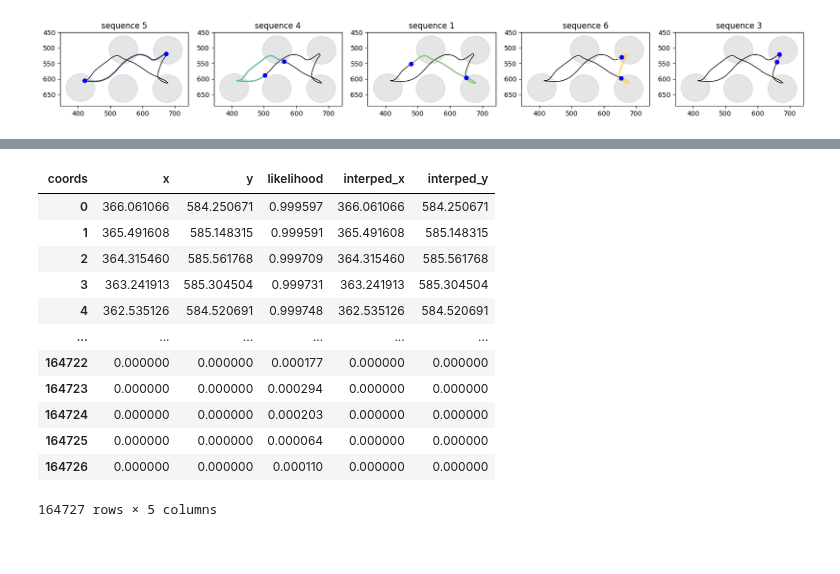
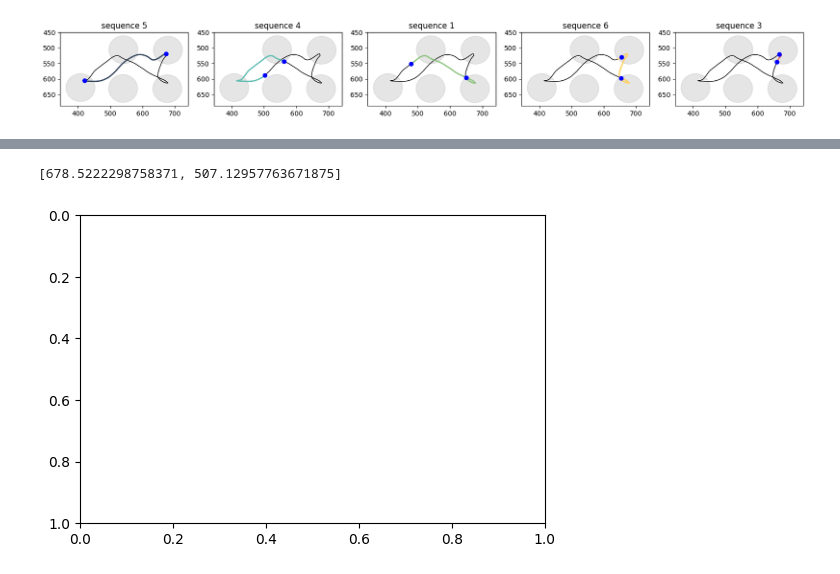
Before and after one commit to EmmettJT/sequences_analyse_PPSeq, a Jupyter notebook: revision_analysis/prioritisation_analysis/Untitled-1.ipynb, the cells around one changed output, grey strips where cells are left out. Cells and saved outputs as stored; diff of their text form; code cells hidden in the pictures; blank space fills up the shorter version.

```diff
--- a/revision_analysis/prioritisation_analysis/Untitled-1.ipynb
+++ b/revision_analysis/prioritisation_analysis/Untitled-1.ipynb
@@ -1007,17 +996,3 @@ motif_start_ends_df = find_motif_start_end_points(continuous_regions_df,standard
 # then find the variability..deviation from trajectory, speed, time spent doing motif etc.
 # %% [output]
 [figure]
-# %%
-port_centroids = [(np.median(p1.interped_x),np.median(p1.interped_y)),(np.median(p2.interped_x),np.median(p2.interped_y)),(np.median(p3.interped_x),np.median(p3.interped_y)),(np.median(p4.interped_x),np.median(p4.interped_y)),(np.median(p5.interped_x),np.median(p5.interped_y))]
-
-fig, ax = plt.subplots(1, 1,figsize=(10, 6))
-for index,port_centroid in enumerate(port_centroids):
-    ## define rings around important ports: port 5, port2, port 3, port4
-    radius = 40
-    ax.plot(port_centroid[0],port_centroid[1],'o',alpha = 0)
-    c = ['blue','grey','blue','grey','blue']
-    circle = plt.Circle(port_centroid, radius, color=c[index], alpha = 0.2)
-    ax.add_patch(circle)
-ax.invert_yaxis()
-
-ax.plot(back_head_centre_df.interped_x,back_head_centre_df.interped_y,'-',alpha = 0.4)
@@ -1119,16 +1011,30 @@ behav_sync_df
-# %%
-back_head_centre_df
-# %% [output]
-| coords | x | y | likelihood | interped_x | interped_y |
-| 0 | 366.061066 | 584.250671 | 0.999597 | 366.061066 | 584.250671 |
-| 1 | 365.491608 | 585.148315 | 0.999591 | 365.491608 | 585.148315 |
-| 2 | 364.315460 | 585.561768 | 0.999709 | 364.315460 | 585.561768 |
-| 3 | 363.241913 | 585.304504 | 0.999731 | 363.241913 | 585.304504 |
-| 4 | 362.535126 | 584.520691 | 0.999748 | 362.535126 | 584.520691 |
-| ... | ... | ... | ... | ... | ... |
-| 164722 | 0.000000 | 0.000000 | 0.000177 | 0.000000 | 0.000000 |
-| 164723 | 0.000000 | 0.000000 | 0.000294 | 0.000000 | 0.000000 |
-| 164724 | 0.000000 | 0.000000 | 0.000203 | 0.000000 | 0.000000 |
-| 164725 | 0.000000 | 0.000000 | 0.000064 | 0.000000 | 0.000000 |
-| 164726 | 0.000000 | 0.000000 | 0.000110 | 0.000000 | 0.000000 |
-164727 rows × 5 columns
+# %%
+port_centroid
+# %% [output]
+[678.5222298758371, 507.12957763671875]
+# %%
+
+
+
+radius = 20
+start_target = motif_start_ends_df.start_xy[0]
+end_target = motif_start_ends_df.start_xy[0]
+
+# convert to xy coords
+coords = []
+for ind_,item in enumerate(current_x):
+    coords += [[item,current_y[ind_]]]
+
+inds = find_transition_times(start_target, end_target, coords, radius)
+
+x = [point[0] for point in inds]
+y = [point[1] for point in inds]
+
+
+fig, ax = plt.subplots(1, 1,figsize=(6, 4))
+for index,port_centroid in enumerate(port_centroids):
+    circle1 = plt.Circle(port_centroid, 45, color='grey', alpha = 1)
+    ax.add_patch(circle1)
+    ax.invert_yaxis()
+# %% [output]
+[figure, added]
```
Also changed, not shown: parts of 16 cells of this notebook.
